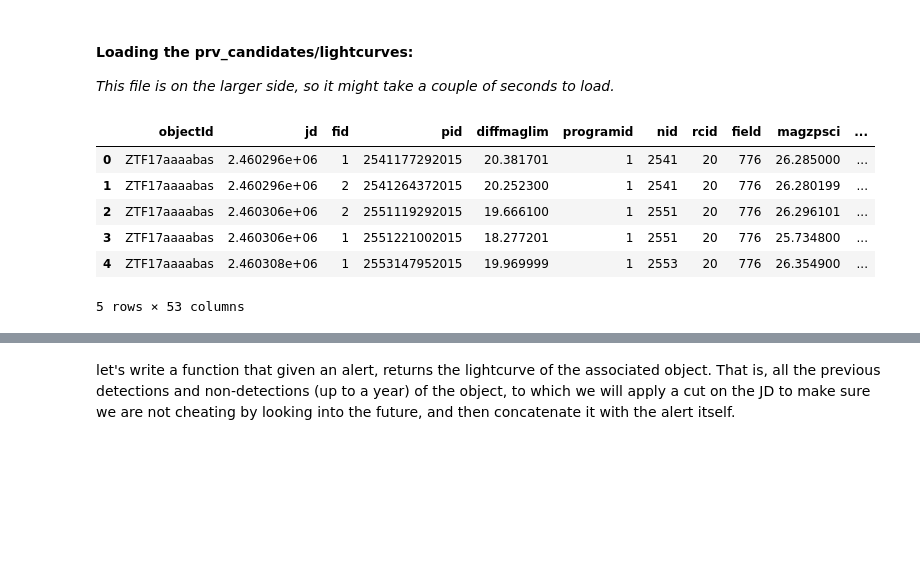
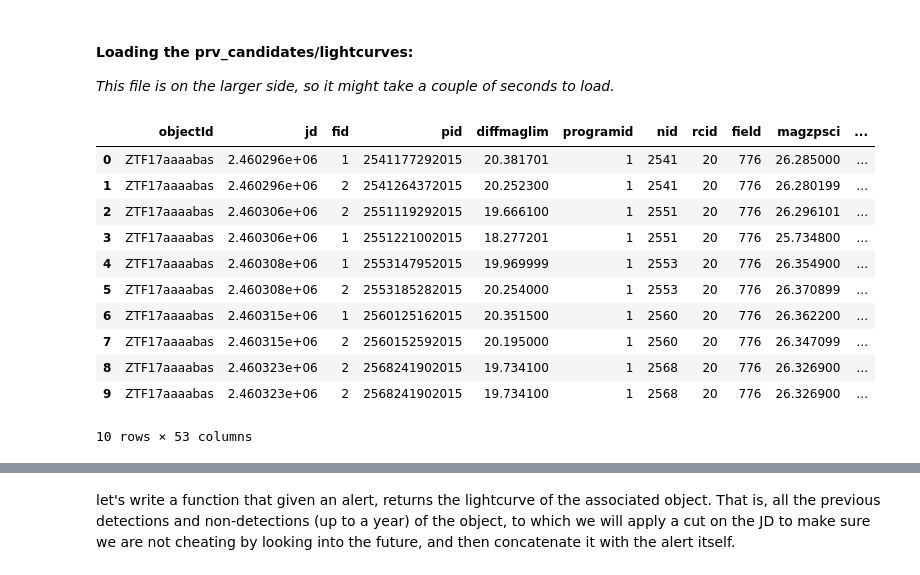
Before and after one commit to Eurekaaaaa/ztf_summer_school_2024, a Jupyter notebook: lectures/01/ztf_alert_filtering.ipynb, the cells around one changed output, grey strips where cells are left out. Drawn from its saved outputs; the diff is of its cells as text; code cells hidden in the pictures; blank space fills up the shorter version.

```diff
--- a/lectures/01/ztf_alert_filtering.ipynb
+++ b/lectures/01/ztf_alert_filtering.ipynb
@@ -128,15 +128,20 @@ df_lightcurve = pd.read_parquet(lightcurve_path)
 # will be easier to work with
 df_lightcurve.reset_index(inplace=True)
 # %%
-df_lightcurve.head()
+df_lightcurve.head(10)
 # %% [output]
 |  | objectId | jd | fid | pid | diffmaglim | programid | nid | rcid | field | magzpsci | ... |
 | 0 | ZTF17aaaabas | 2.460296e+06 | 1 | 2541177292015 | 20.381701 | 1 | 2541 | 20 | 776 | 26.285000 | ... |
 | 1 | ZTF17aaaabas | 2.460296e+06 | 2 | 2541264372015 | 20.252300 | 1 | 2541 | 20 | 776 | 26.280199 | ... |
 | 2 | ZTF17aaaabas | 2.460306e+06 | 2 | 2551119292015 | 19.666100 | 1 | 2551 | 20 | 776 | 26.296101 | ... |
 | 3 | ZTF17aaaabas | 2.460306e+06 | 1 | 2551221002015 | 18.277201 | 1 | 2551 | 20 | 776 | 25.734800 | ... |
 | 4 | ZTF17aaaabas | 2.460308e+06 | 1 | 2553147952015 | 19.969999 | 1 | 2553 | 20 | 776 | 26.354900 | ... |
+| 5 | ZTF17aaaabas | 2.460308e+06 | 2 | 2553185282015 | 20.254000 | 1 | 2553 | 20 | 776 | 26.370899 | ... |
+| 6 | ZTF17aaaabas | 2.460315e+06 | 1 | 2560125162015 | 20.351500 | 1 | 2560 | 20 | 776 | 26.362200 | ... |
+| 7 | ZTF17aaaabas | 2.460315e+06 | 2 | 2560152592015 | 20.195000 | 1 | 2560 | 20 | 776 | 26.347099 | ... |
+| 8 | ZTF17aaaabas | 2.460323e+06 | 2 | 2568241902015 | 19.734100 | 1 | 2568 | 20 | 776 | 26.326900 | ... |
+| 9 | ZTF17aaaabas | 2.460323e+06 | 2 | 2568241902015 | 19.734100 | 1 | 2568 | 20 | 776 | 26.326900 | ... |
-5 rows × 53 columns
+10 rows × 53 columns
 # %%
 # we can look for a specific object's lightcurve using the objectId column from the alerts, that are used as the index in the lightcurve data
 df_lightcurve[df_lightcurve['objectId'] == 'ZTF24aarwzgs']
```
Also changed, not shown: parts of 8 cells of this notebook.
